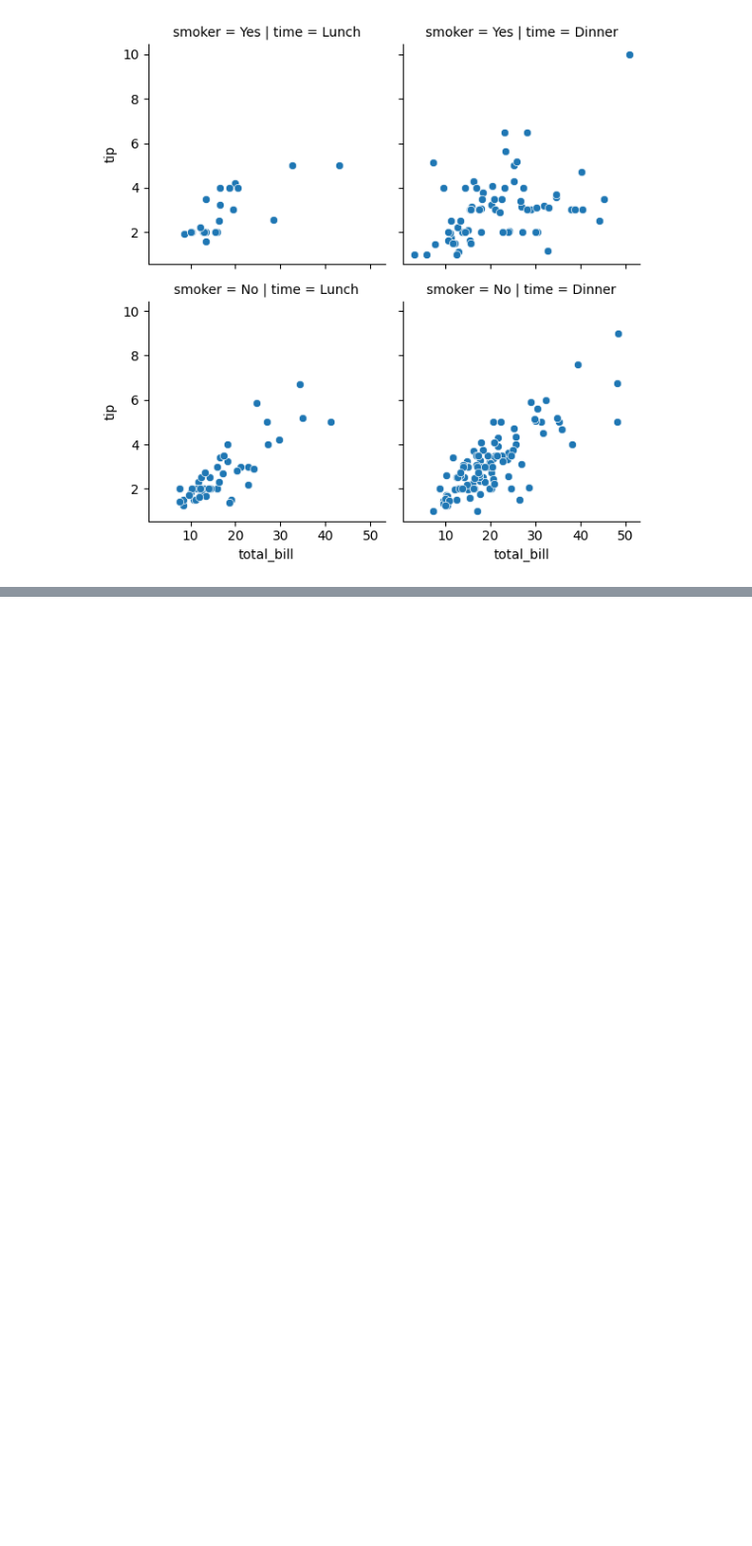
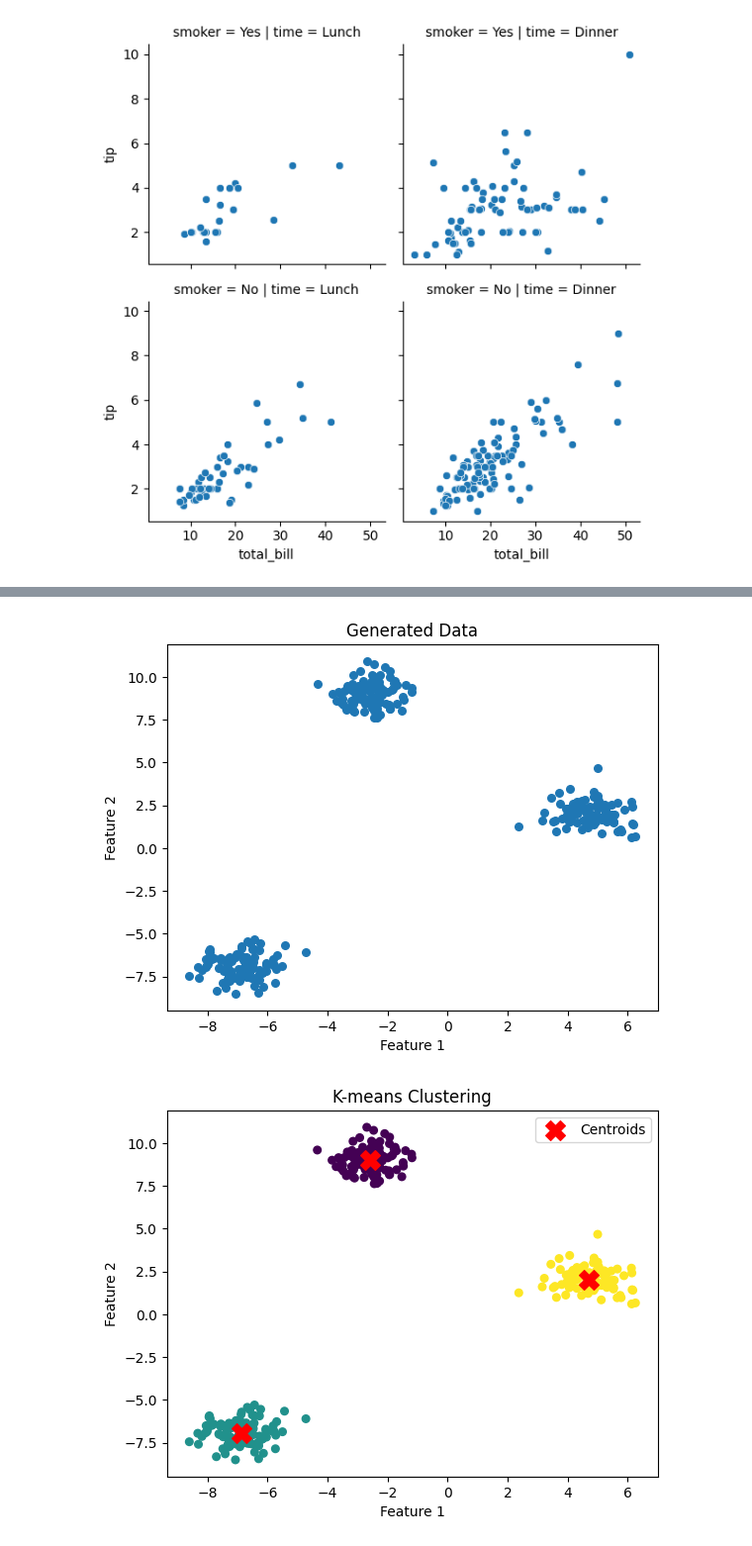
Before and after one commit to omar-elmaria/gpt_python_bootcamp, a Jupyter notebook: playground.ipynb, the cells around one changed output, grey strips where cells are left out. Shown at 99% size. Saved outputs shown, nothing was run; the diff lists cells and outputs as text; code cells hidden in the pictures; blank space fills up the shorter version.

```diff
--- a/playground.ipynb
+++ b/playground.ipynb
@@ -881,0 +1053,35 @@ g = g.map(sns.scatterplot, 'total_bill', 'tip')
+# %%
+import numpy as np
+import matplotlib.pyplot as plt
+from sklearn.cluster import KMeans
+from sklearn.datasets import make_blobs
+
+# Generate example data with three clusters
+X, y = make_blobs(n_samples=300, centers=3, random_state=42, cluster_std=0.70)
+
+# Visualize the generated data
+plt.scatter(X[:, 0], X[:, 1], s=30, cmap='viridis')
+plt.title("Generated Data")
+plt.xlabel("Feature 1")
+plt.ylabel("Feature 2")
+plt.show()
+
+# Apply K-means clustering with K=3
+kmeans = KMeans(n_clusters=3, random_state=42)
+kmeans.fit(X)
+
+# Get cluster labels and cluster centers
+labels = kmeans.labels_
+centers = kmeans.cluster_centers_
+
+# Visualize the clustered data
+plt.scatter(X[:, 0], X[:, 1], c=labels, s=30, cmap='viridis')
+plt.scatter(centers[:, 0], centers[:, 1], marker='X', s=200, color='red', label='Centroids')
+plt.title("K-means Clustering")
+plt.xlabel("Feature 1")
+plt.ylabel("Feature 2")
+plt.legend()
+plt.show()
+# %% [output]
+[figure, added]
+[figure, added]
```
Also changed, not shown: parts of 8 cells of this notebook.
